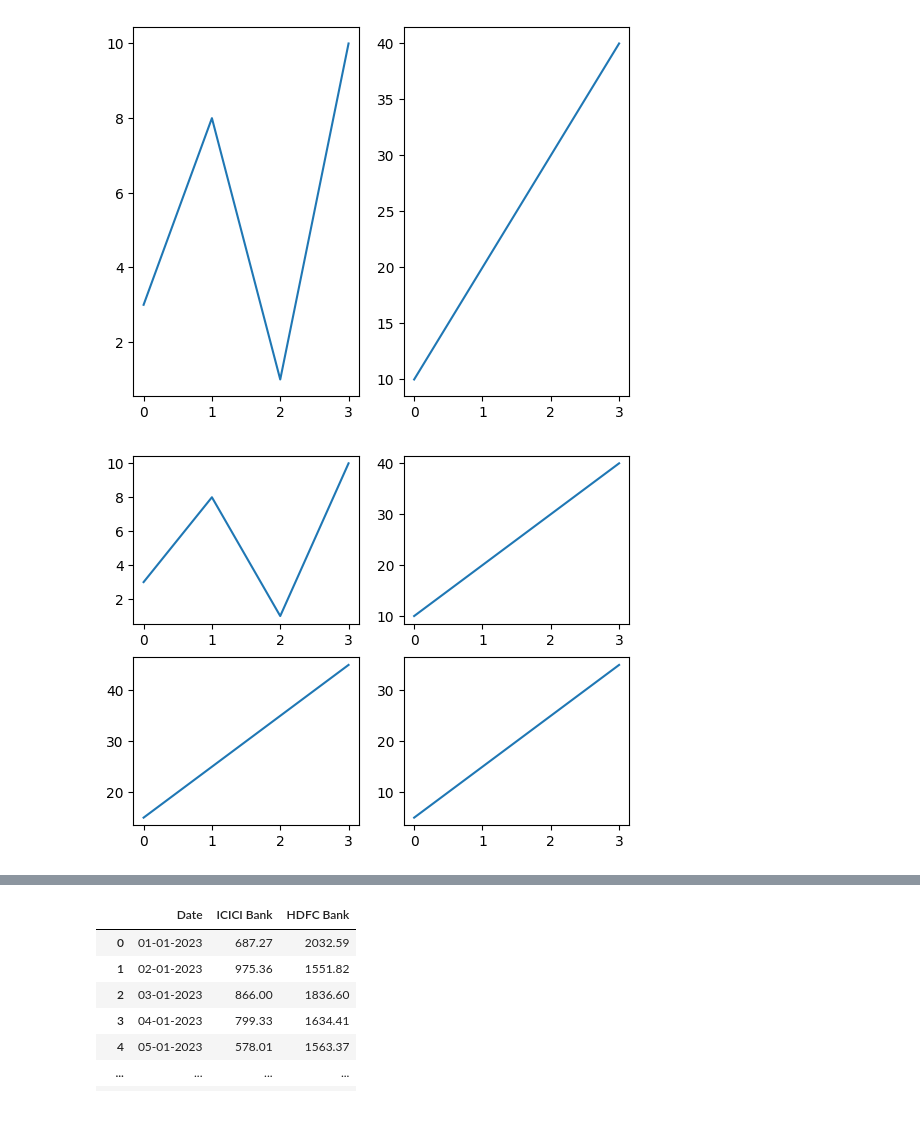
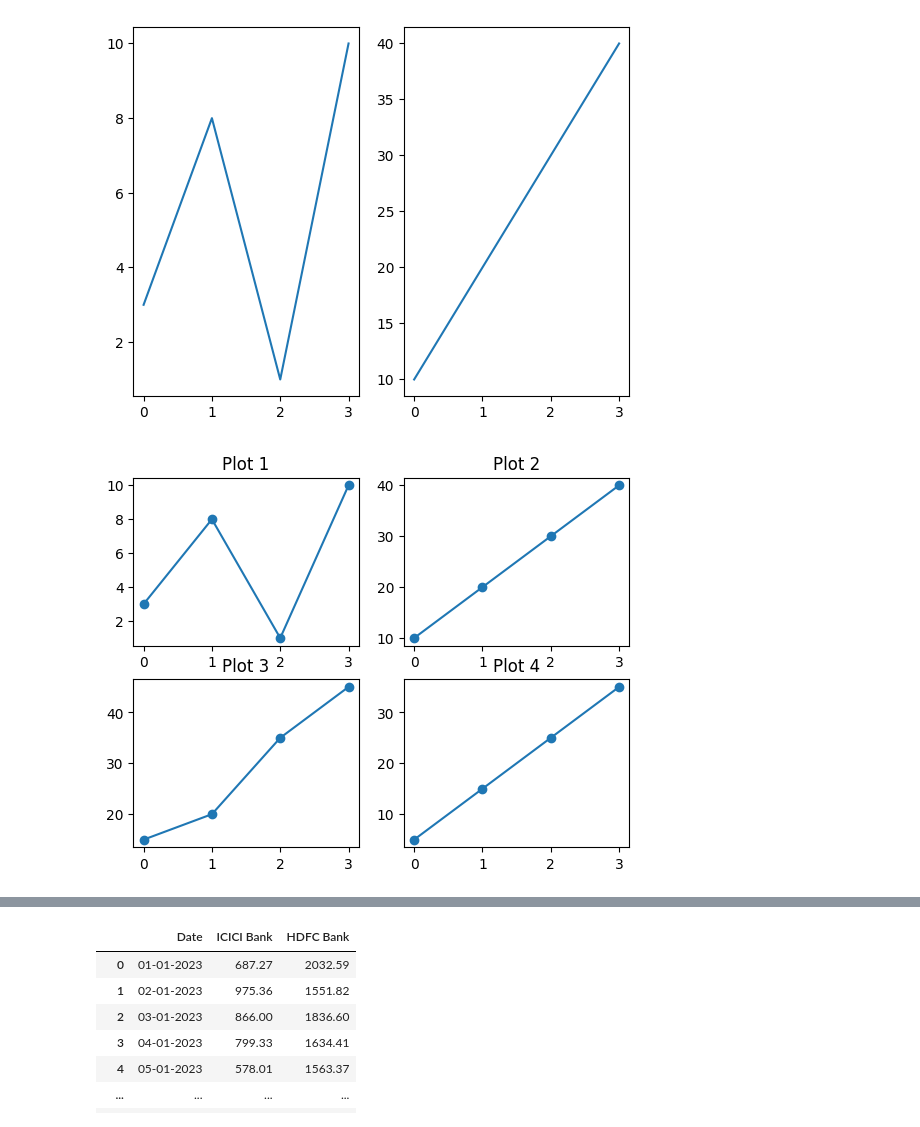
Before and after one commit to Rubesh-RS/My_studies, a Jupyter notebook: Visualization.ipynb, the cells around one changed output, grey strips where cells are left out. Drawn from its saved outputs; the diff is of its cells as text; code cells hidden in the pictures.

```diff
--- a/Visualization.ipynb
+++ b/Visualization.ipynb
@@ -93,38 +101,42 @@ plt.show()
 # %%
 import numpy as np
 import matplotlib.pyplot as plt
 
 # Plot 1:
 x = np.array([0, 1, 2, 3])
 y = np.array([3, 8, 1, 10])
 
-plt.subplot(2, 2, 1)  # Change to a 2x2 grid
-plt.plot(x, y)
+plt.subplot(2, 2, 1)
+plt.title("Plot 1")# Change to a 2x2 grid
+plt.plot(x, y,marker = "o")
 
 # Plot 2:
 x = np.array([0, 1, 2, 3])
 y = np.array([10, 20, 30, 40])
 
 plt.subplot(2, 2, 2)
-plt.plot(x, y)
+plt.title("Plot 2")
+plt.plot(x, y,marker = "o")
 
 # Plot 3:
 x = np.array([0, 1, 2, 3])
-y = np.array([15, 25, 35, 45])
+y = np.array([15, 20, 35, 45])
 
 plt.subplot(2, 2, 3)
-plt.plot(x, y)
+plt.title("Plot 3")
+plt.plot(x, y,marker = "o")
 
 # Plot 4:
 x = np.array([0, 1, 2, 3])
 y = np.array([5, 15, 25, 35])
 
 plt.subplot(2, 2, 4)
-plt.plot(x, y)
+plt.title("Plot 4")
+plt.plot(x, y,marker = "o")
 
 plt.show()
 # %% [output]
-[figure, old version]
+[figure, new version]
 # %%
 import numpy as np
 import matplotlib.pyplot as plt
```
Also changed, not shown: parts of 17 cells of this notebook, 2 other files.
